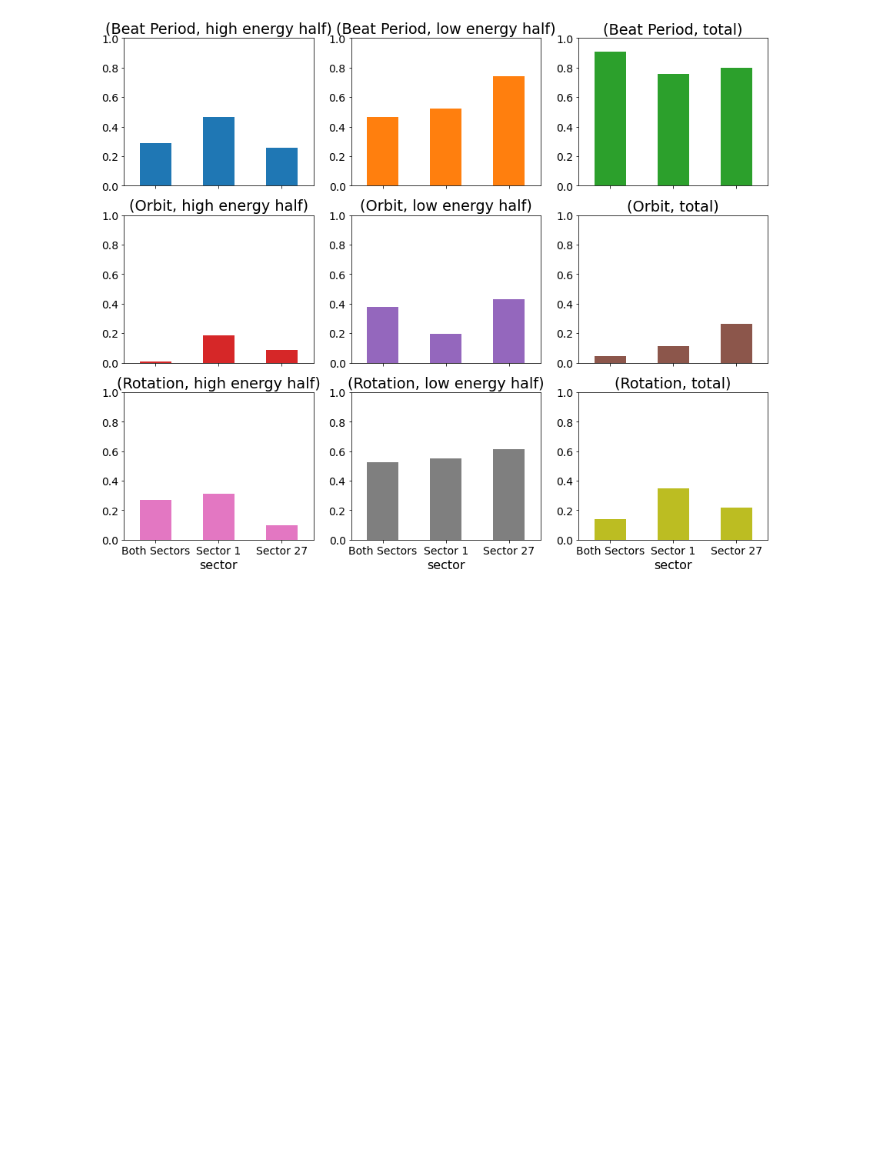
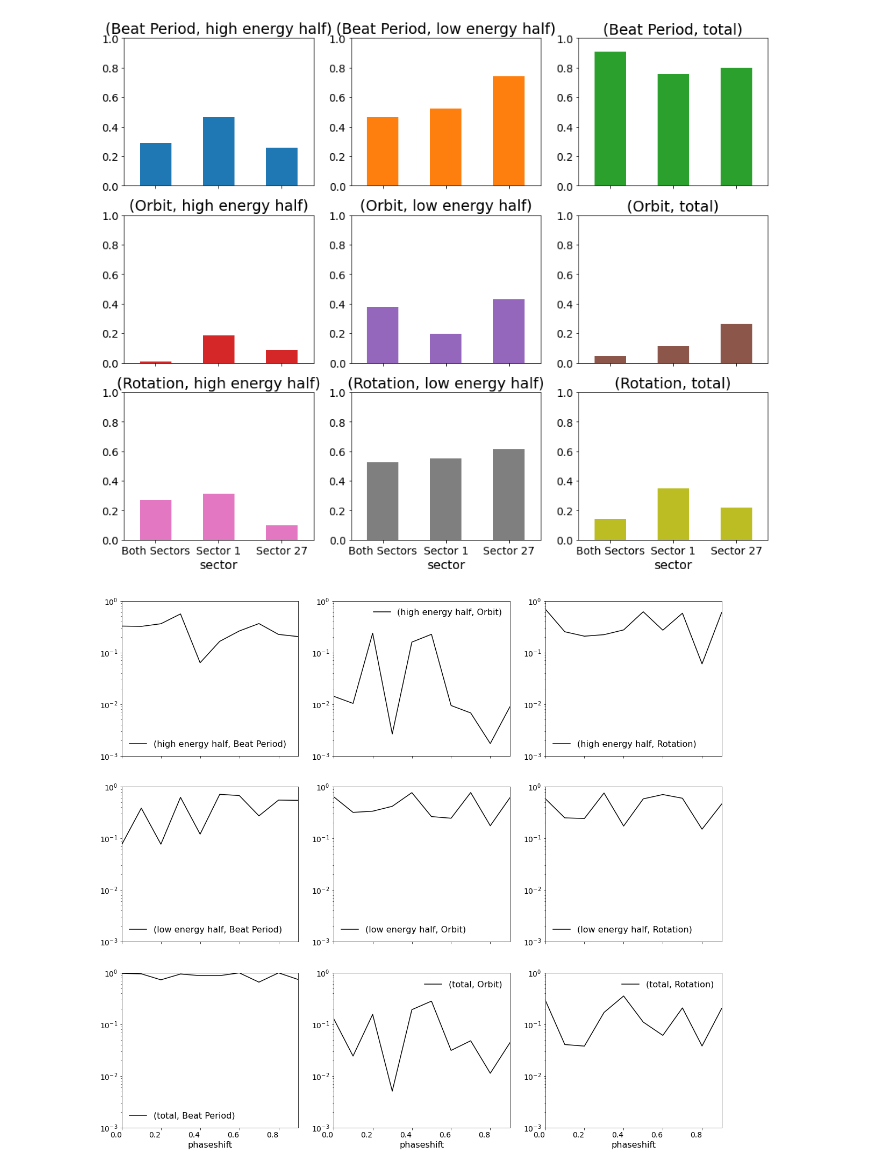
Before and after one commit to ekaterinailin/flaring-spi, a Jupyter notebook: notebooks/AU_Mic_final_table_kstest.ipynb, the cells around one changed output. Saved outputs shown, nothing was run; the diff lists cells and outputs as text; code cells hidden in the pictures; blank space fills up the shorter version.

```diff
--- a/notebooks/AU_Mic_final_table_kstest.ipynb
+++ b/notebooks/AU_Mic_final_table_kstest.ipynb
@@ -113,3 +113,11 @@ f.unstack(level=0).unstack(level=1).plot(kind='bar', subplots=True, rot=0,
                                          ylim=(0,1));
 # %% [output]
 [figure]
+# %%
+f = df[df.sector=="Both Sectors"].groupby(["phaseshift","period","subsample"]).p.median()
+axes = f.unstack(level=2).unstack(level=1).plot(kind='line', subplots=True, rot=0,
+                                         figsize=(20, 20), layout=(3, 3), legend=True,
+                                         ylim=(1e-3,1),xlim=(0,.9),logy=True,color="k");
+[ax.legend(frameon=False) for ax_ in axes for ax in ax_];
+# %% [output]
+[figure, added]
```
Also changed, not shown: 3 other files.
